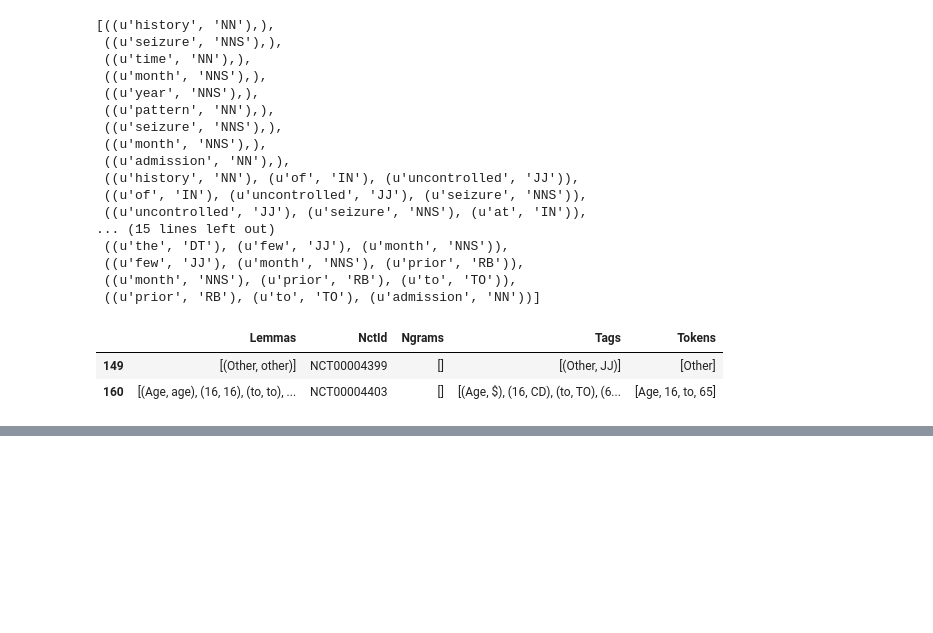
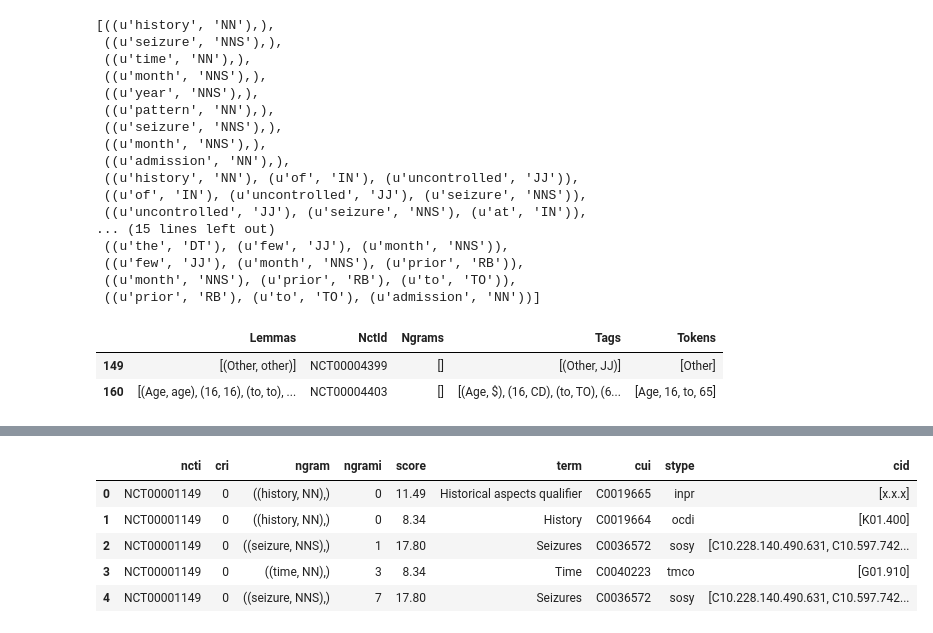
Before and after one commit to loxgio/CS109Project, a Jupyter notebook: ClinicalTrials_medex.ipynb, the cells around one changed output, grey strips where cells are left out. Saved outputs shown, nothing was run; the diff lists cells and outputs as text; code cells hidden in the pictures; blank space fills up the shorter version.

```diff
--- a/ClinicalTrials_medex.ipynb
+++ b/ClinicalTrials_medex.ipynb
@@ -371,2 +379,12 @@ add_medex_column(incl, medex_in, medex_out)
 # %%
 add_medex_column(incl, medex_in, medex_out).to_pickle(os.path.join(data_dir, 'ct_medex.pckl'))
+# %%
+mm = pd.read_pickle(os.path.join(data_dir, "mm.pckl"))
+mm.head(5)
+# %% [output]
+|  | ncti | cri | ngram | ngrami | score | term | cui | stype | cid |
+| 0 | NCT00001149 | 0 | ((history, NN),) | 0 | 11.49 | Historical aspects qualifier | C0019665 | inpr | [x.x.x] |
+| 1 | NCT00001149 | 0 | ((history, NN),) | 0 | 8.34 | History | C0019664 | ocdi | [K01.400] |
+| 2 | NCT00001149 | 0 | ((seizure, NNS),) | 1 | 17.80 | Seizures | C0036572 | sosy | [C10.228.140.490.631, C10.597.742... |
+| 3 | NCT00001149 | 0 | ((time, NN),) | 3 | 8.34 | Time | C0040223 | tmco | [G01.910] |
+| 4 | NCT00001149 | 0 | ((seizure, NNS),) | 7 | 17.80 | Seizures | C0036572 | sosy | [C10.228.140.490.631, C10.597.742... |
```
Also changed, not shown: parts of 6 cells of this notebook.
